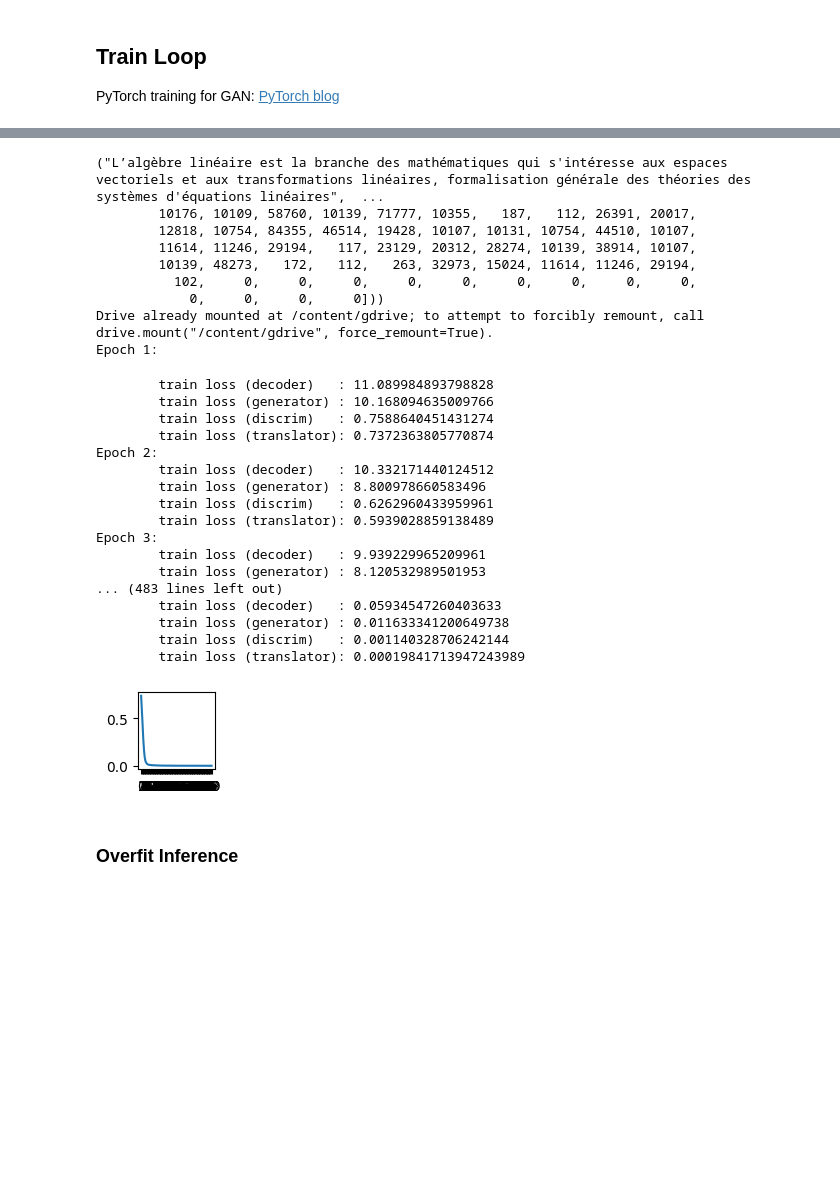
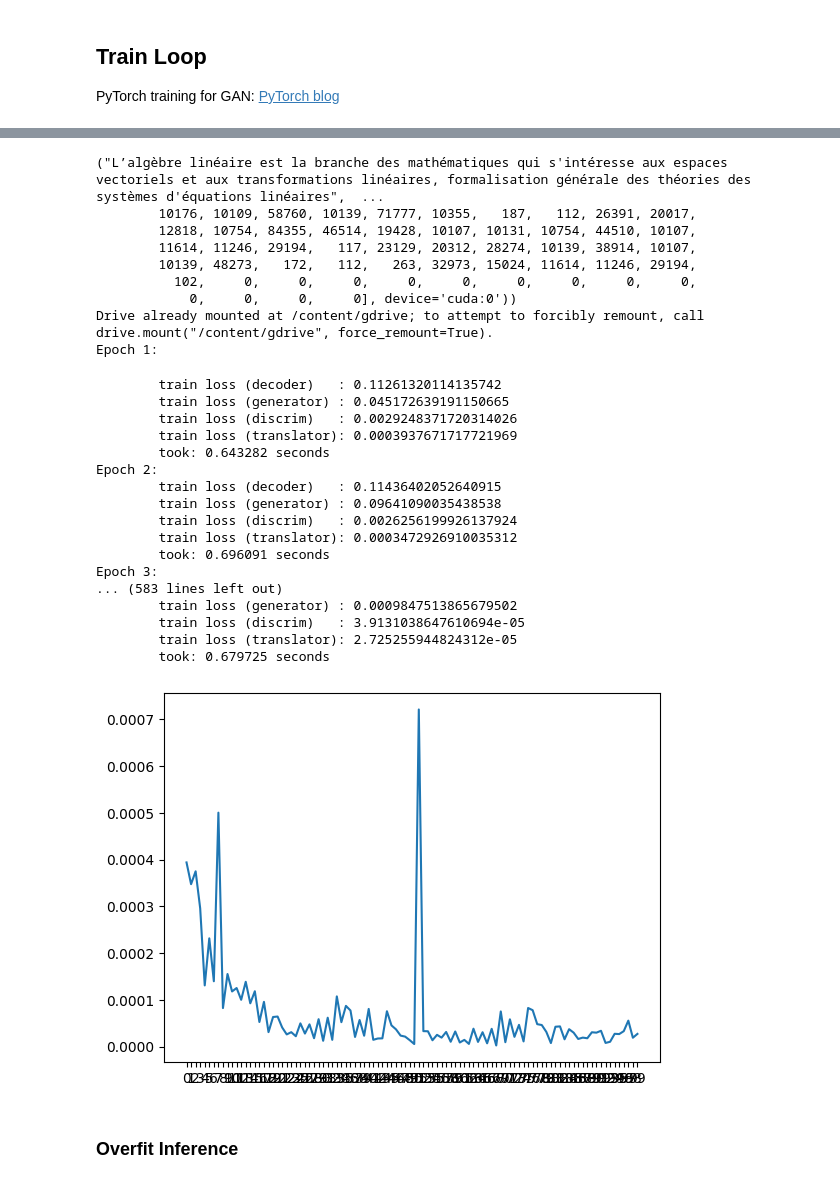
Before and after one commit to pinnouse/zeroshot-unsupervised-mt, a Jupyter notebook: CSC413_FP_Training.ipynb, the cells around one changed output, grey strips where cells are left out. Saved outputs shown, nothing was run; the diff lists cells and outputs as text; code cells hidden in the pictures; blank space fills up the shorter version.

Commit message:
Updated device

```diff
--- a/CSC413_FP_Training.ipynb
+++ b/CSC413_FP_Training.ipynb
@@ -16,6 +30,7 @@ from torch import optim
 # https://huggingface.co/docs/transformers/main_classes/optimizer_schedules#transformers.Adafactor
 from transformers.optimization import Adafactor
 import matplotlib.pyplot as plt
+from datetime import datetime
 from google.colab import drive
 
 context_length = 64
@@ -29,7 +44,7 @@ def pad(tokens, context_length):
   return np.array(l)
 
 def train(real_decoder, transformer, discriminator, translate, # our four models
-          real_train, other_train, real_valid = None, other_valid = None,
+          real_train, other_train, real_valid = None, other_valid = None, device = 'cpu',
           epochs = 10, batch_size = 256, ckpt_path = None, ckpt_interval = 10):
   batch_data = []
 
@@ -65,6 +80,7 @@ def train(real_decoder, transformer, discriminator, translate, # our four models
     # data_loader = batcherize(train_data)
     # data_loader.shuffle()
     # random.shuffle(batches of the dataloader)
+    epoch_start = datetime.now()
     print(f'Epoch {e+1}:')
     for i, (r_x, o_x) in enumerate(data_loader):
       # r_x: (english sentence: str, CLIP embeddings: float[512], tokens: one-hots[num tokens])[batch_size]
@@ -74,16 +90,19 @@ def train(real_decoder, transformer, discriminator, translate, # our four models
       if (i + 1) % 100 == 0:
         print(f'Iteration {i+1} of {n}')
 
-      rx_clips = torch.tensor(np.array(list(map(lambda x: x[1], r_x))))
-      rx_toks = torch.tensor(np.array(list(map(lambda x: x[2].numpy(), r_x))))
-      ox_toks = torch.tensor(np.array(list(map(lambda x: x[1].numpy(), o_x))))
+      n_r = len(r_x)
+      n_o = len(o_x)
+
+      rx_clips = torch.tensor(np.array(list(map(lambda x: x[1], r_x))), device=device)
+      rx_toks = torch.tensor(np.array(list(map(lambda x: x[2].numpy(force=True), r_x))), device=device)
+      ox_toks = torch.tensor(np.array(list(map(lambda x: x[1].numpy(force=True), o_x))), device=device)
 
       # ==============================
       # == learn decoder
       # ==============================
       tgt_in = rx_toks[:, :-1]
       tgt_expect = rx_toks[:, 1:]
-      r_mask = nn.Transformer.generate_square_subsequent_mask(context_length - 1)
+      r_mask = nn.Transformer.generate_square_subsequent_mask(context_length - 1, device=device)
       r_output = real_decoder(rx_clips, tgt_in, tgt_mask=r_mask)
       r_output = r_output.permute(0,2,1)
       r_loss = criterion(r_output, tgt_expect)
@@ -103,7 +122,7 @@ def train(real_decoder, transformer, discriminator, translate, # our four models
       tgt = src
       tgt_in = tgt[:,:-1]
       tgt_expect = tgt[:,1:]
-      t_mask = nn.Transformer.generate_square_subsequent_mask(context_length - 1)
+      t_mask = nn.Transformer.generate_square_subsequent_mask(context_length - 1, device=device)
       # https://pytorch.org/tutorials/beginner/translation_transformer.html#seq2seq-network-using-transformer
       tgt_attn_mask = (tgt_in == tokenizer.pad_token_id)
       attn_mask = (src == tokenizer.pad_token_id)
@@ -126,8 +145,8 @@ def train(real_decoder, transformer, discriminator, translate, # our four models
       fake_embs, F_embs = translate(other_embeddings[:,-1,:])
       real_embs = rx_clips[:,-1,:]
       inputs = torch.cat([real_embs, fake_embs])
-      reals = torch.ones(2) #whatever batch_sizes will be
-      fakes = torch.zeros(16) # ^^
+      reals = torch.ones(n_r, device=device) #whatever batch_sizes will be
+      fakes = torch.zeros(n_o, device=device) # ^^
       labels = torch.cat([reals,fakes]) #[n_1 + n_2,512]
 
       d_outputs = discriminator(inputs)
@@ -155,60 +174,59 @@ def train(real_decoder, transformer, discriminator, translate, # our four models
     print(f'\ttrain loss (generator) : {g_epoch_loss}')
     print(f'\ttrain loss (discrim)   : {d_epoch_loss}')
     print(f'\ttrain loss (translator): {t_epoch_loss}')
+    print(f'\ttook: {(datetime.now() - epoch_start).total_seconds()} seconds')
     losses.append(t_epoch_loss)
     if ckpt_path is not None and e % ckpt_interval == 0:
       state = {
           'real_decoder_state': real_decoder.state_dict(),
           'real_decoder_loss': r_epoch_loss,
           'transformer_state': transformer.state_dict(),
           'transformer_loss': t_epoch_loss,
           'discriminator_state': discriminator.state_dict(),
           'discriminator_loss': d_epoch_loss,
           'translate_state': translate.state_dict(),
           'translate_loss': t_epoch_loss,
       }
       torch.save(state, ckpt_path + f'/ckpt-epoch-{e}.pt')
-  # plt.figure(figsize=(1, 1))
-  # plt.subplot(1, 1, 1)
-  plt.xticks(np.arange(epochs))
+  # plt.xticks(np.arange(epochs))
   plt.plot(losses)
   plt.show()
 
 print(train_data_fr[0])
 # To disable checkpointing, comment the next two lines and remove the ckpt_path
 # parameter in the call to train().
 drive.mount('/content/gdrive')
 ckpt_path = '/content/gdrive/My Drive/CSC413/Project/'
-train(real_decoder, transformer, discriminator, translate, [train_data_en[0]] * 2, [train_data_fr[0]] * 16, epochs=100, ckpt_path=ckpt_path)
+train(real_decoder, transformer, discriminator, translate, [train_data_en[0]] * 2, [train_data_fr[0]] * 16, epochs=100, device=device, ckpt_path=ckpt_path)
 # train(real_decoder, transformer, discriminator, translate, train_data_en, train_data_fr, epochs=100, ckpt_path=ckpt_path)
 # %% [output]
 ("L’algèbre linéaire est la branche des mathématiques qui s'intéresse aux espaces vectoriels et aux transformations linéaires, formalisation générale des théories des systèmes d'équations linéaires",  ...
         10176, 10109, 58760, 10139, 71777, 10355,   187,   112, 26391, 20017,
         12818, 10754, 84355, 46514, 19428, 10107, 10131, 10754, 44510, 10107,
         11614, 11246, 29194,   117, 23129, 20312, 28274, 10139, 38914, 10107,
         10139, 48273,   172,   112,   263, 32973, 15024, 11614, 11246, 29194,
           102,     0,     0,     0,     0,     0,     0,     0,     0,     0,
-            0,     0,     0,     0]))
+            0,     0,     0,     0], device='cuda:0'))
 Drive already mounted at /content/gdrive; to attempt to forcibly remount, call drive.mount("/content/gdrive", force_remount=True).
 Epoch 1:
-        train loss (decoder)   : 11.089984893798828
-        train loss (generator) : 10.168094635009766
-        train loss (discrim)   : 0.7588640451431274
-        train loss (translator): 0.7372363805770874
+        train loss (decoder)   : 0.11261320114135742
+        train loss (generator) : 0.045172639191150665
+        train loss (discrim)   : 0.0029248371720314026
+        train loss (translator): 0.0003937671717721969
+        took: 0.643282 seconds
 Epoch 2:
-        train loss (decoder)   : 10.332171440124512
-        train loss (generator) : 8.800978660583496
-        train loss (discrim)   : 0.6262960433959961
-        train loss (translator): 0.5939028859138489
+        train loss (decoder)   : 0.11436402052640915
+        train loss (generator) : 0.09641090035438538
+        train loss (discrim)   : 0.0026256199926137924
+        train loss (translator): 0.0003472926910035312
+        took: 0.696091 seconds
 Epoch 3:
-        train loss (decoder)   : 9.939229965209961
-        train loss (generator) : 8.120532989501953
-... (483 lines left out)
-        train loss (decoder)   : 0.05934547260403633
-        train loss (generator) : 0.011633341200649738
-        train loss (discrim)   : 0.001140328706242144
-        train loss (translator): 0.00019841713947243989
+... (583 lines left out)
+        train loss (generator) : 0.0009847513865679502
+        train loss (discrim)   : 3.9131038647610694e-05
+        train loss (translator): 2.725255944824312e-05
+        took: 0.679725 seconds
-[figure, old version]
+[figure, new version]
 # %% [markdown]
 ### Overfit Inference
 # %%
```
Also changed, not shown: parts of 2 cells of this notebook.
